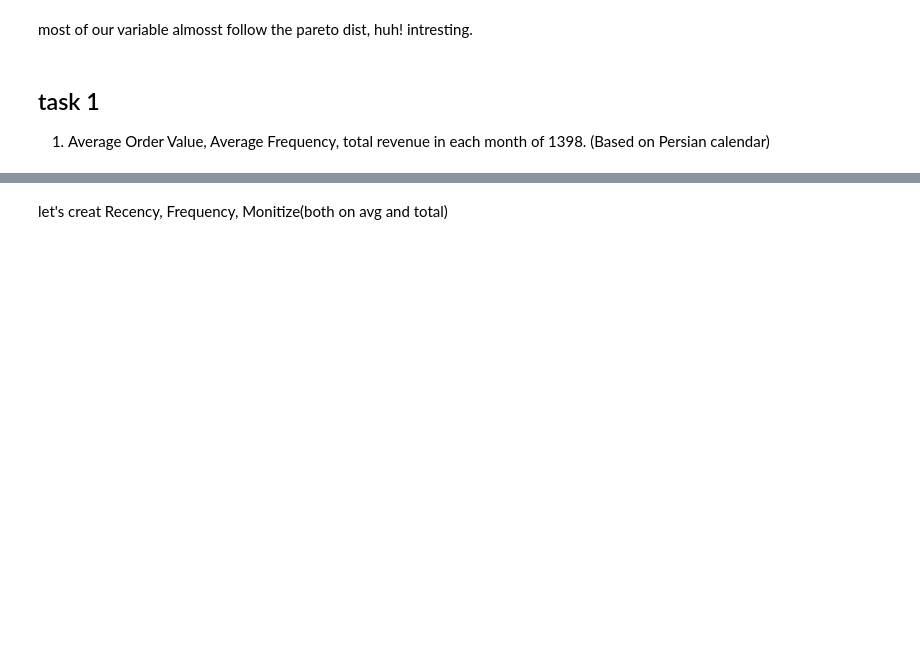
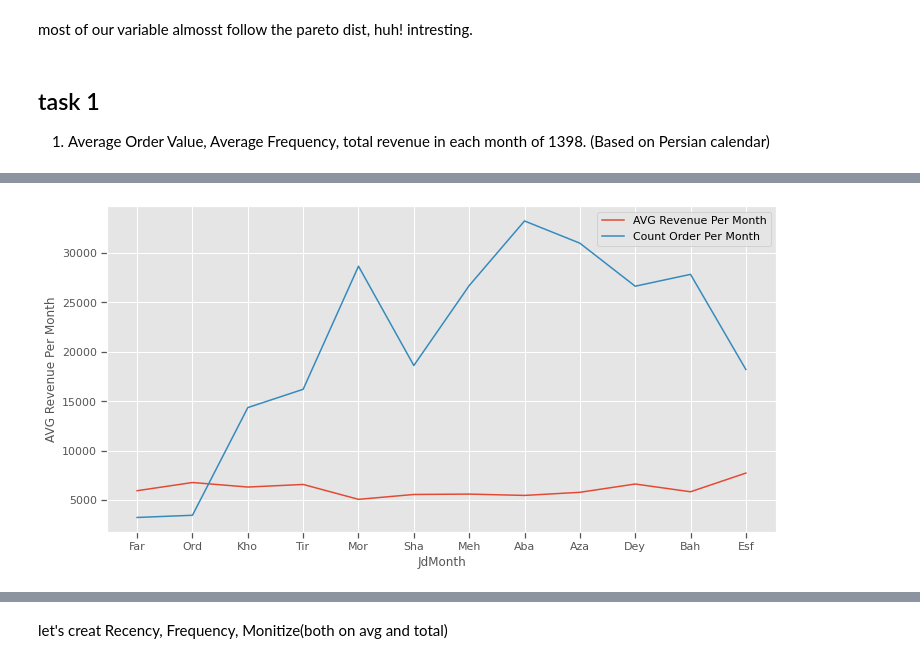
Before and after one commit to alephba/interview_tasks, a Jupyter notebook: src/notebook.ipynb, the cells around one changed output, grey strips where cells are left out. Cells and saved outputs as stored; diff of their text form; code cells hidden in the pictures; blank space fills up the shorter version.

```diff
--- a/src/notebook.ipynb
+++ b/src/notebook.ipynb
@@ -137,0 +165,9 @@ summary98
+# %%
+for ind, x in enumerate(summary98.columns[1:-1]):
+    # plt.subplot(3,1,ind+1)
+    sns.lineplot(data=summary98, x='JdMonth', y=x, label=x)
+    # plt.tight_layout()
+plt.legend()
+plt.show()
+# %% [output]
+[figure, added]
```
Also changed, not shown: parts of 28 cells of this notebook.
